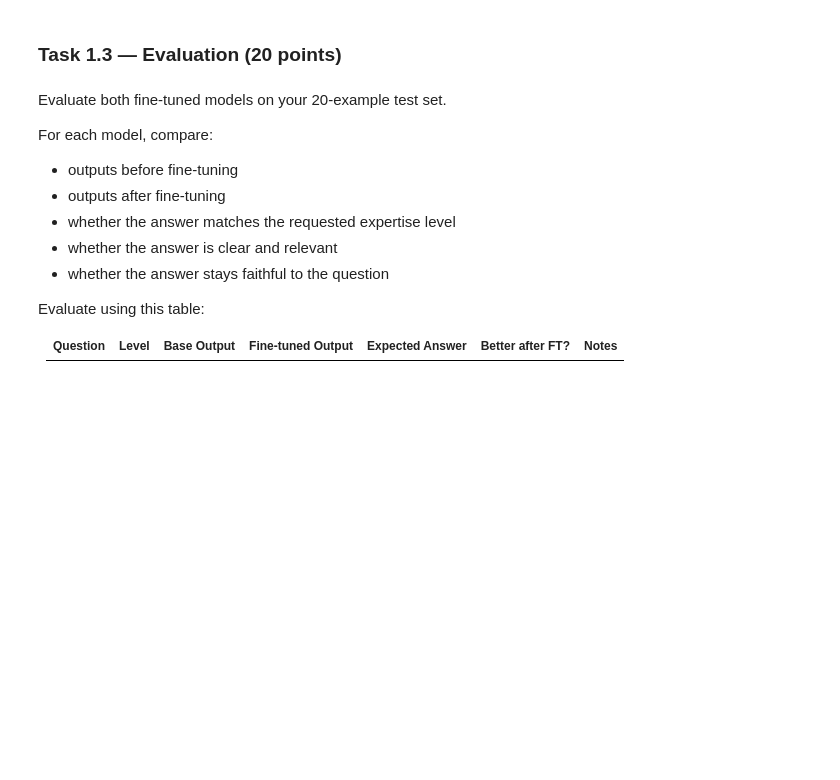
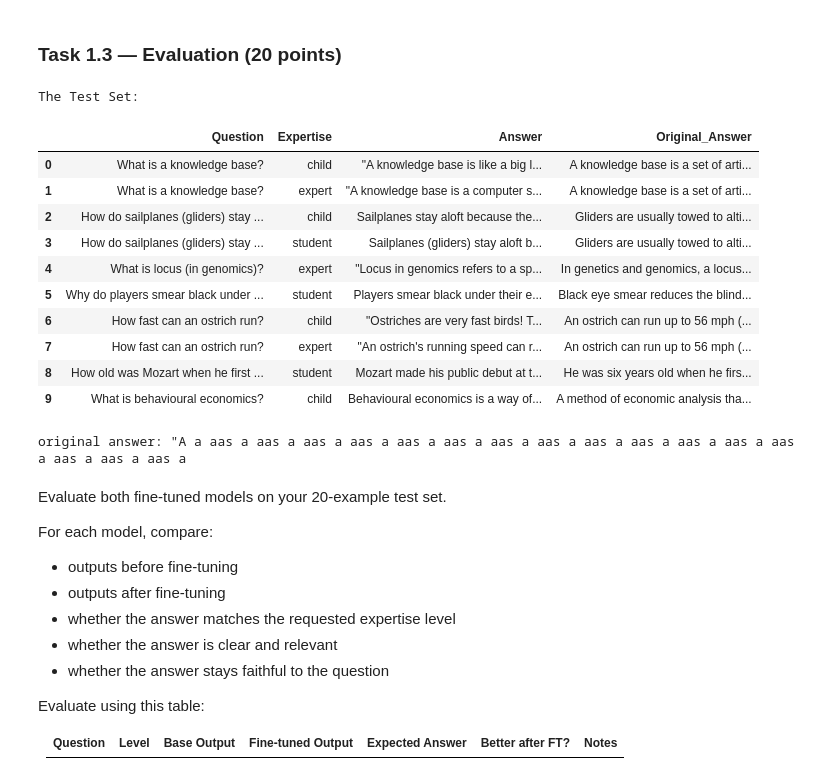
Before and after one commit to yaronwinter/Nebius, a Jupyter notebook: weeks/week6/llm/llm_week_6.ipynb, the cells around one changed output. Cells and saved outputs as stored; diff of their text form; code cells hidden in the pictures; blank space fills up the shorter version.

```diff
--- a/weeks/week6/llm/llm_week_6.ipynb
+++ b/weeks/week6/llm/llm_week_6.ipynb
@@ -515,2 +690,21 @@ def train_google_flan(net):
 # %% [markdown]
 ### **Task 1.3 — Evaluation (20 points)**
+# %%
+print("The Test Set:\n\n")
+import pandas as pd
+
+df = pd.read_json("test_set.jsonl", lines=True)
+df.head(10)
+# %% [output]
+The Test Set:
+|  | Question | Expertise | Answer | Original_Answer |
+| 0 | What is a knowledge base? | child | "A knowledge base is like a big l... | A knowledge base is a set of arti... |
+| 1 | What is a knowledge base? | expert | "A knowledge base is a computer s... | A knowledge base is a set of arti... |
+| 2 | How do sailplanes (gliders) stay ... | child | Sailplanes stay aloft because the... | Gliders are usually towed to alti... |
+| 3 | How do sailplanes (gliders) stay ... | student | Sailplanes (gliders) stay aloft b... | Gliders are usually towed to alti... |
+| 4 | What is locus (in genomics)? | expert | "Locus in genomics refers to a sp... | In genetics and genomics, a locus... |
+| 5 | Why do players smear black under ... | student | Players smear black under their e... | Black eye smear reduces the blind... |
+| 6 | How fast can an ostrich run? | child | "Ostriches are very fast birds! T... | An ostrich can run up to 56 mph (... |
+| 7 | How fast can an ostrich run? | expert | "An ostrich's running speed can r... | An ostrich can run up to 56 mph (... |
+| 8 | How old was Mozart when he first ... | student | Mozart made his public debut at t... | He was six years old when he firs... |
+| 9 | What is behavioural economics? | child | Behavioural economics is a way of... | A method of economic analysis tha... |
@@ -517,3 +772,8 @@ def train_google_flan(net):
+# %%
+answer = generate_answer(s2s_fine_tuned_model, s2s_tokenizer, "What is a knowledge base?", "child", indentity_func)
+print(f"original answer: {answer}")
+# %% [output]
+original answer: "A a aas a aas a aas a aas a aas a aas a aas a aas a aas a aas a aas a aas a aas a aas a aas a aas a
 # %% [markdown]
 Evaluate both fine-tuned models on your 20-example test set.
 
```
Also changed, not shown: parts of 25 cells of this notebook, 3 other files.
